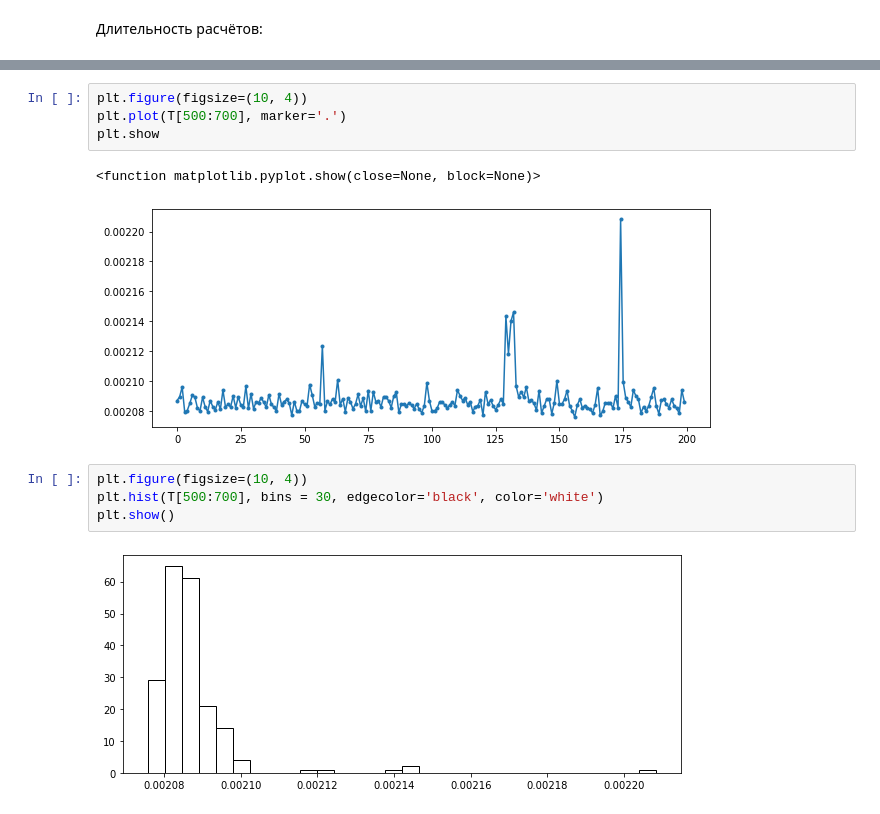
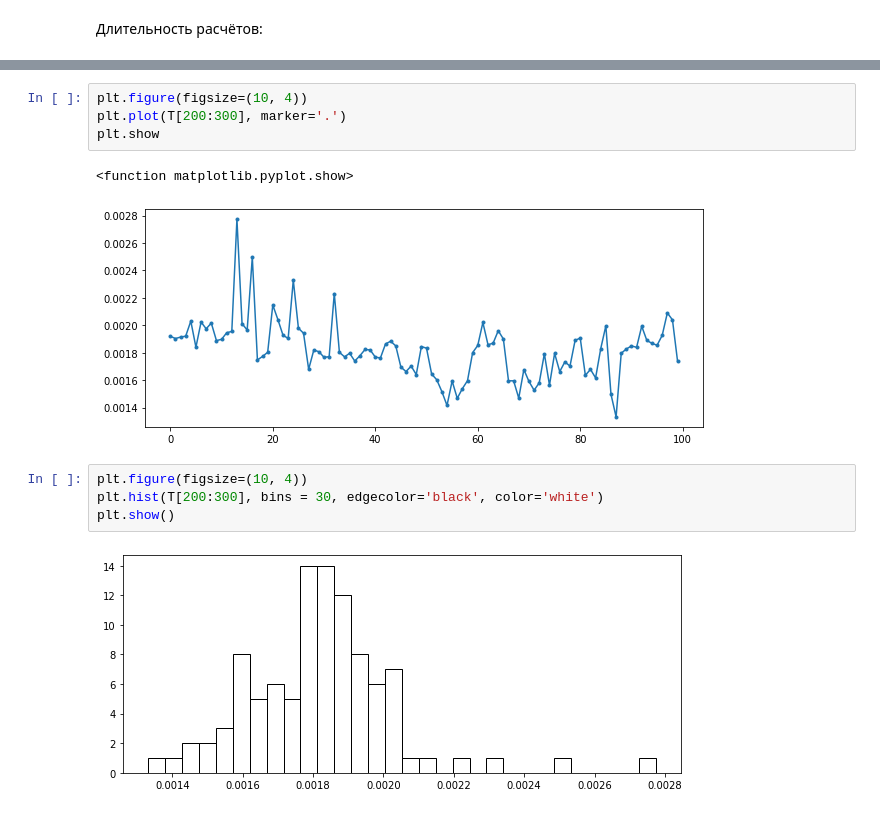
Before and after one commit to Sementeev/BAIS-SAA-321, a Jupyter notebook: Sementeev_Regression_Supercomputer.ipynb, the cells around one changed output, grey strips where cells are left out. Cells and saved outputs as stored; diff of their text form.

```diff
--- a/Sementeev_Regression_Supercomputer.ipynb
+++ b/Sementeev_Regression_Supercomputer.ipynb
@@ -59,13 +59,13 @@ plt.show
 # %%
 plt.figure(figsize=(10, 4))
-plt.plot(T[500:700], marker='.')
+plt.plot(T[200:300], marker='.')
 plt.show
 # %% [output]
-<function matplotlib.pyplot.show(close=None, block=None)>
+<function matplotlib.pyplot.show>
-[figure, old version]
+[figure, new version]
 # %%
 plt.figure(figsize=(10, 4))
-plt.hist(T[500:700], bins = 30, edgecolor='black', color='white')
+plt.hist(T[200:300], bins = 30, edgecolor='black', color='white')
 plt.show()
 # %% [output]
-[figure, old version]
+[figure, new version]
```
Also changed, not shown: parts of 4 cells of this notebook.
